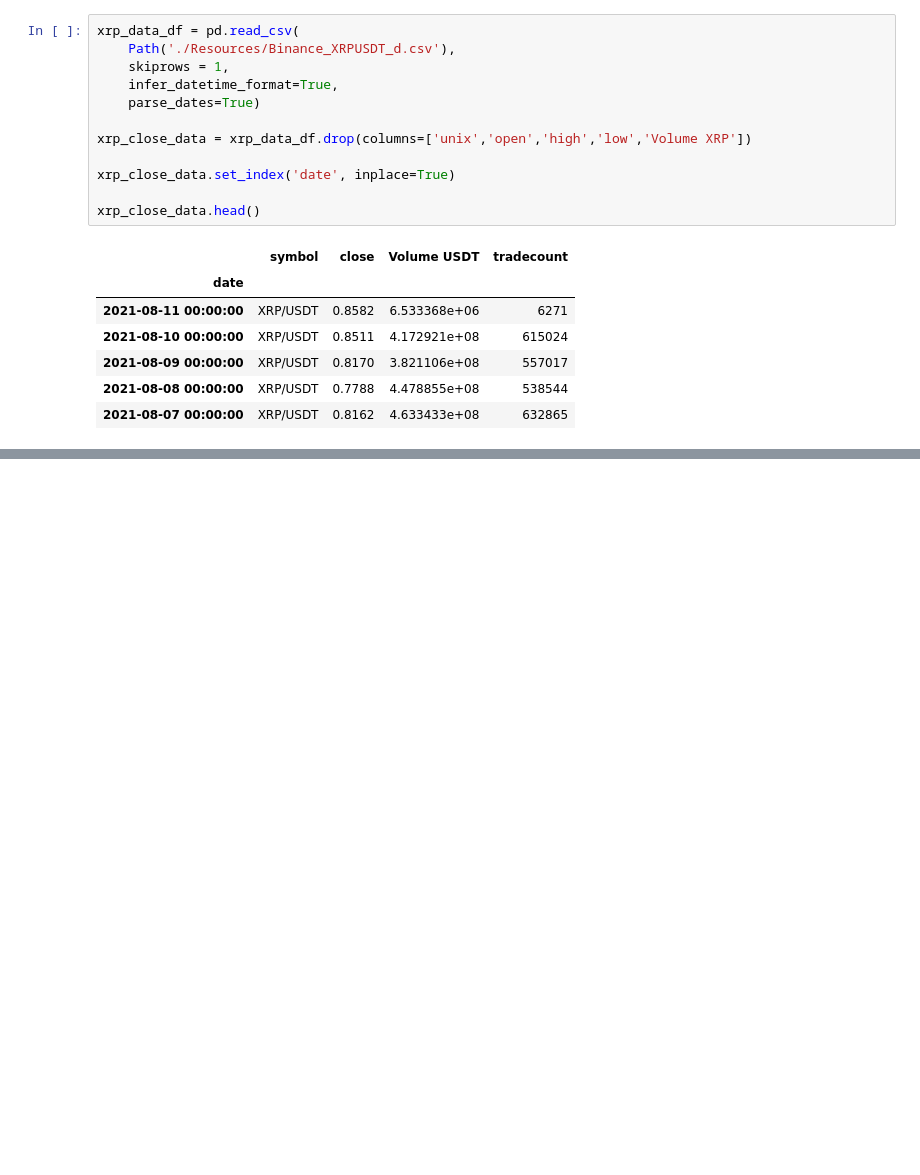
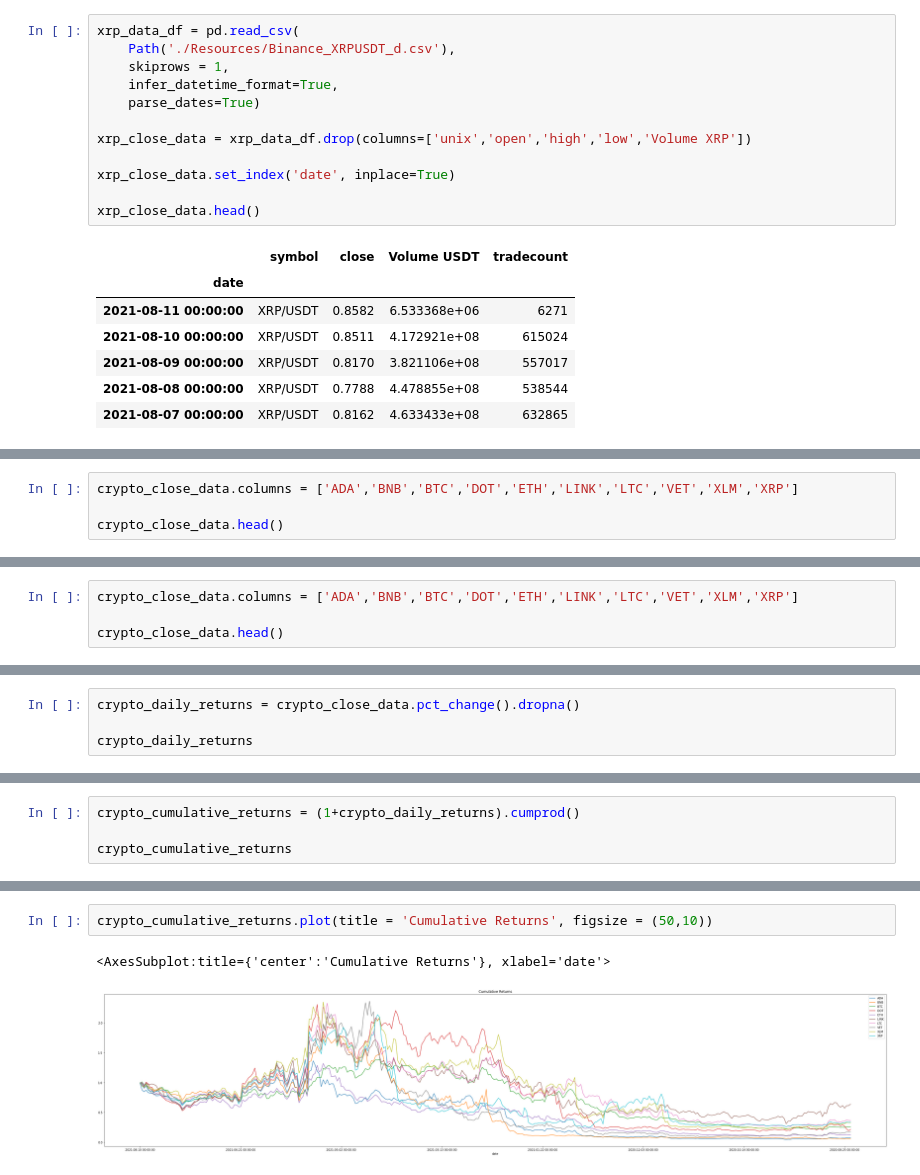
Before and after one commit to jpmaddox97/Dynamic_Portfolio_Management, a Jupyter notebook: crypto_data.ipynb, the cells around one changed output, grey strips where cells are left out. Drawn from its saved outputs; the diff is of its cells as text; blank space fills up the shorter version.

Commit message:
made one df for all crypto assets with daily/cumultaive returns

```diff
--- a/crypto_data.ipynb
+++ b/crypto_data.ipynb
@@ -225,0 +251,4 @@ xrp_close_data.head()
+# %%
+crypto_close_data.columns = ['ADA','BNB','BTC','DOT','ETH','LINK','LTC','VET','XLM','XRP']
+
+crypto_close_data.head()
@@ -225,0 +263,4 @@ xrp_close_data.head()
+# %%
+crypto_close_data.columns = ['ADA','BNB','BTC','DOT','ETH','LINK','LTC','VET','XLM','XRP']
+
+crypto_close_data.head()
@@ -225,0 +275,4 @@ xrp_close_data.head()
+# %%
+crypto_daily_returns = crypto_close_data.pct_change().dropna()
+
+crypto_daily_returns
@@ -225,0 +294,4 @@ xrp_close_data.head()
+# %%
+crypto_cumulative_returns = (1+crypto_daily_returns).cumprod()
+
+crypto_cumulative_returns
@@ -225,0 +313,5 @@ xrp_close_data.head()
+# %%
+crypto_cumulative_returns.plot(title = 'Cumulative Returns', figsize = (50,10))
+# %% [output]
+<AxesSubplot:title={'center':'Cumulative Returns'}, xlabel='date'>
+[figure, added]
```
Also changed, not shown: parts of 6 cells of this notebook.
